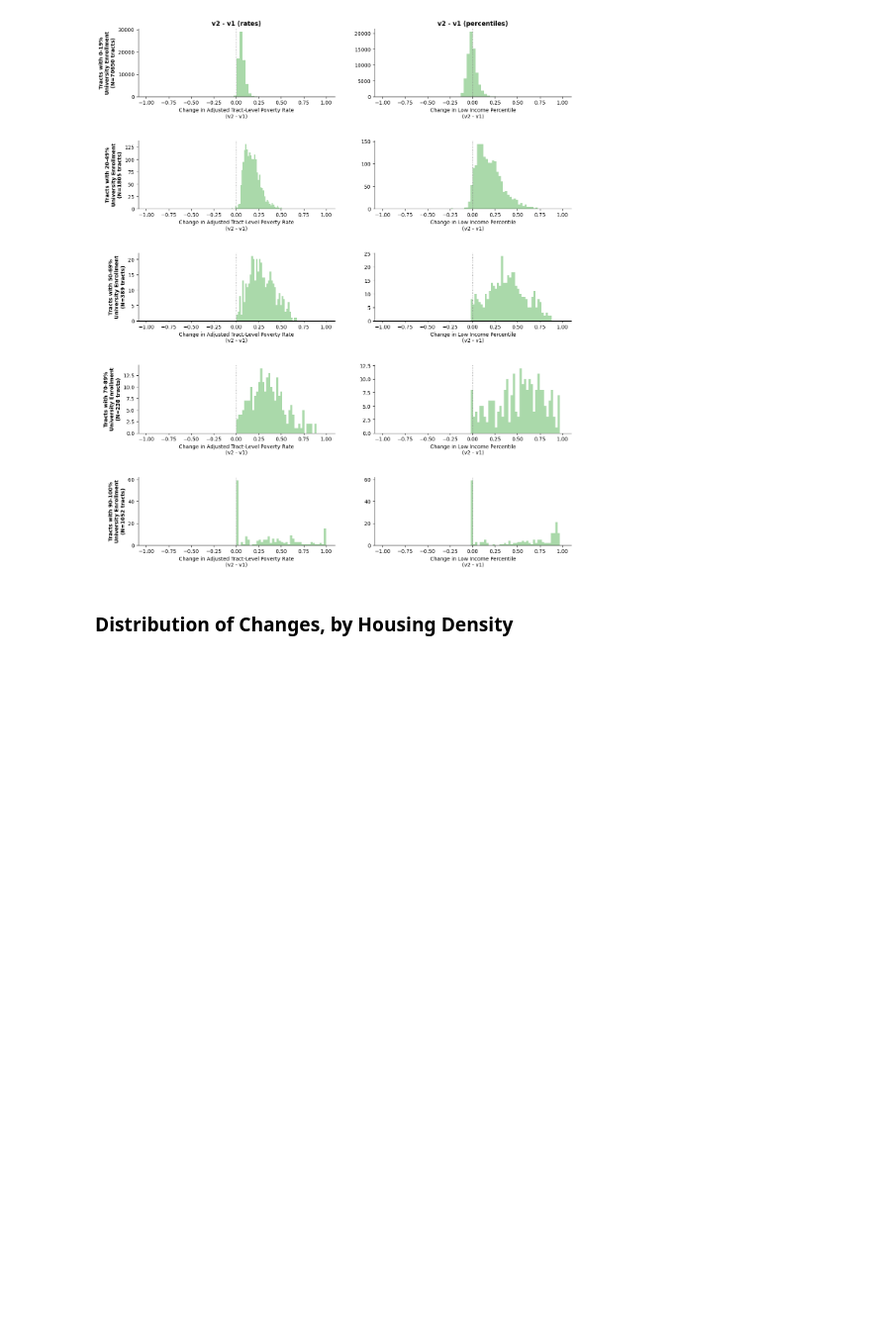
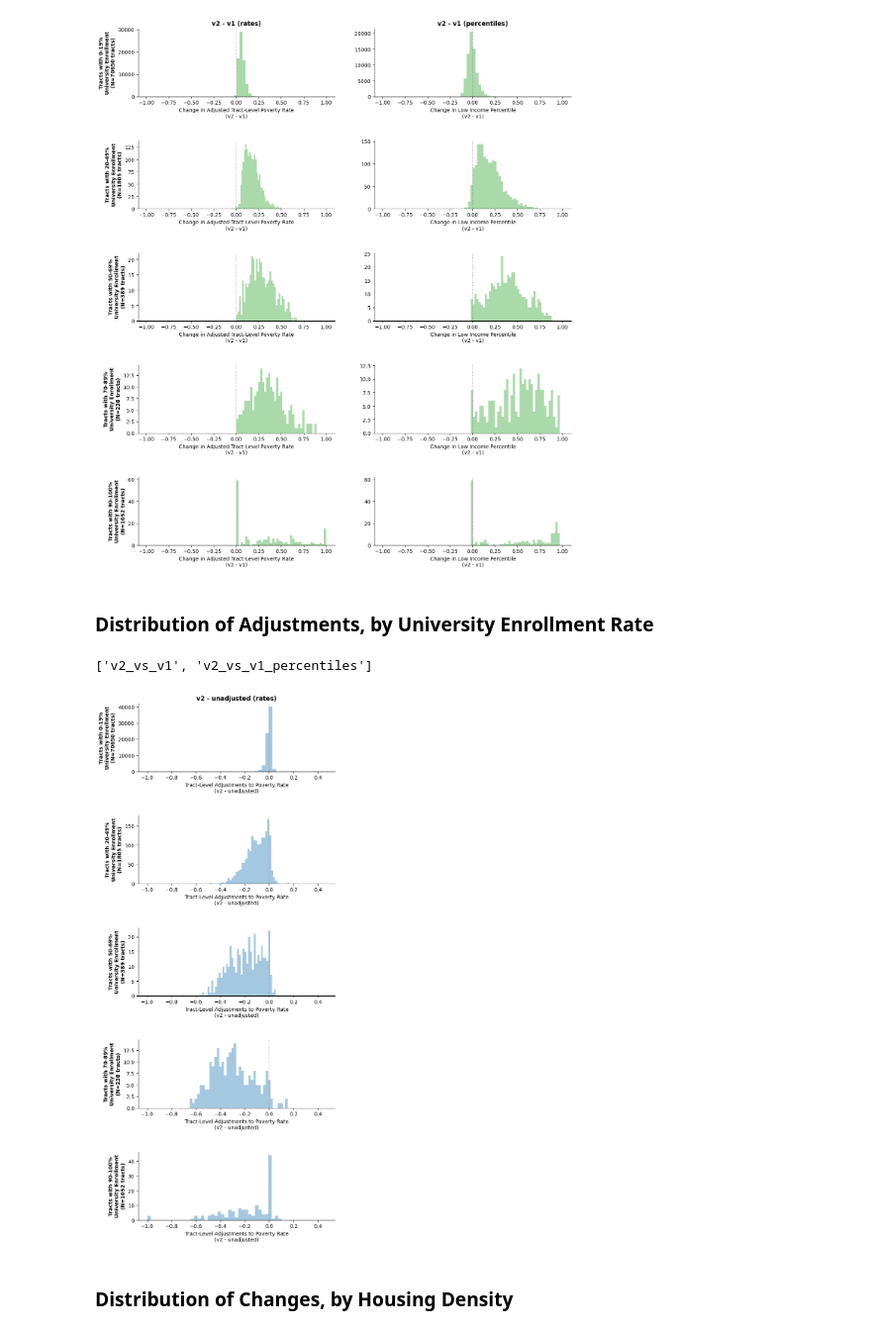
Before and after one commit to katleyq/j40-cejst-2, a Jupyter notebook: data/data-pipeline/data_pipeline/ipython/v2_vs_v1_analysis_of_changes.ipynb, the cells around one changed output. Shown at 99% size. Saved outputs shown, nothing was run; the diff lists cells and outputs as text; code cells hidden in the pictures; blank space fills up the shorter version.

Commit message:
Distribution of low-income adjustments, by college enrollment

```diff
--- a/data/data-pipeline/data_pipeline/ipython/v2_vs_v1_analysis_of_changes.ipynb
+++ b/data/data-pipeline/data_pipeline/ipython/v2_vs_v1_analysis_of_changes.ipynb
@@ -658,6 +658,48 @@ for b, bucket in enumerate(scores['university_attendance_bucketed'].unique()):
 plt.subplots_adjust(hspace=0.65)
 # %% [output]
 [figure]
+# %% [markdown]
+### Distribution of Adjustments, by University Enrollment Rate
+# %%
+adjustments
+# %% [output]
+['v2_vs_v1', 'v2_vs_v1_percentiles']
+# %%
+fig, ax = plt.subplots(5, 2, figsize=(15,18), sharex=True)
+
+for b, bucket in enumerate(scores['university_attendance_bucketed'].unique()):
+    bucket_df = scores[scores.university_attendance_bucketed==bucket]
+    # hide unused column
+    ax[b][1].get_xaxis().set_visible(False)
+    ax[b][1].get_yaxis().set_visible(False)
+    ax[b][1].spines[['right', 'top', 'left', 'bottom']].set_visible(False)
+    for m, method in enumerate(['v2_vs_unadjusted']):
+        nice_method = method.replace('_vs_', ' - ')
+        if 'v1' in method and 'v2' in method:
+            c=added_color
+        elif 'v1' in method:
+            c=v1_color
+        elif 'v2' in method:
+            c=v2_color
+        ax[b][m].hist(bucket_df[method],
+                      bins=40, alpha=0.4, color=c)
+        if m==0:
+            ax[b][m].set_ylabel(f'Tracts with {bucket}\nUniversity Enrollment\n(N={len(bucket_df)} tracts)',
+                               fontweight='bold')
+        if b==0:
+            if 'percentiles' in method:
+                ax[b][m].set_title(nice_method.replace('_percentiles', ' (percentiles)'),
+                                   fontweight='bold')
+            else:
+                ax[b][m].set_title(nice_method + ' (rates)',
+                                   fontweight='bold')
+        ax[b][m].xaxis.set_tick_params(labelbottom=True)
+        ax[b][m].set_xlabel(f"Tract-Level Adjustments to Poverty Rate\n({nice_method})")
+        ax[b][m].spines[['right', 'top']].set_visible(False)
+        ax[b][m].axvline(x=0, color='grey', linestyle='dotted', linewidth=1)
+plt.subplots_adjust(hspace=0.65)
+# %% [output]
+[figure, added]
 # %% [markdown]
 ### Distribution of Changes, by Housing Density
 # %%
```
